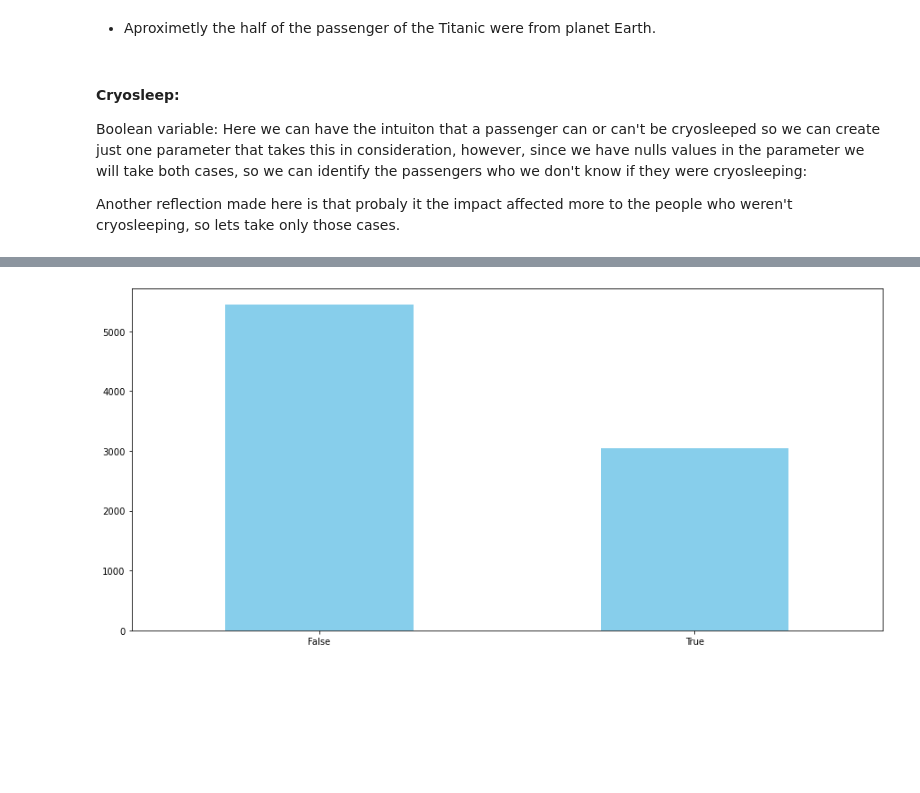
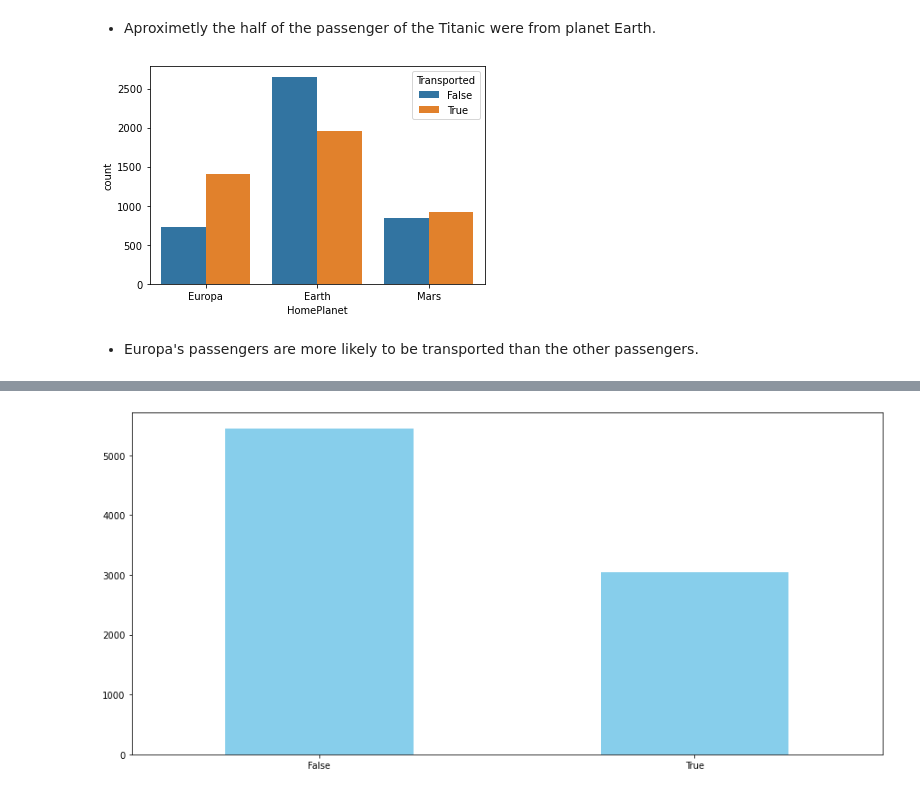
Before and after one commit to mateoricio/spaceship-titanic, a Jupyter notebook: spaceship-titanic.ipynb, the cells around one changed output, grey strips where cells are left out. Saved outputs shown, nothing was run; the diff lists cells and outputs as text; code cells hidden in the pictures; blank space fills up the shorter version.

```diff
--- a/spaceship-titanic.ipynb
+++ b/spaceship-titanic.ipynb
@@ -76,12 +94,12 @@ pd.get_dummies(df['HomePlanet']).sum().\
 [figure]
 # %% [markdown]
 * Aproximetly the half of the passenger of the Titanic were from planet Earth.
+# %%
+sns.countplot(data=df, x='HomePlanet',hue='Transported');
+# %% [output]
+[figure, added]
+# %% [markdown]
+* Europa's passengers are more likely to be transported than the other passengers.
 # %%
 df = pd.concat([df, pd.get_dummies(df['HomePlanet'])], axis=1).\
     drop(columns={'HomePlanet'}) # Añadimos las variables dummy a la vez que suprimimos la variable HomePlanet.
-# %% [markdown]
-#### Cryosleep:
-
-Boolean variable: Here we can have the intuiton that a passenger can or can't be cryosleeped so we can create just one parameter that takes this in consideration, however, since we have nulls values in the parameter we will take both cases, so we can identify the passengers who we don't know if they were cryosleeping:
-
-Another reflection made here is that probaly it the impact affected more to the people who weren't cryosleeping, so lets take only those cases.
```
Also changed, not shown: parts of 47 cells of this notebook.
